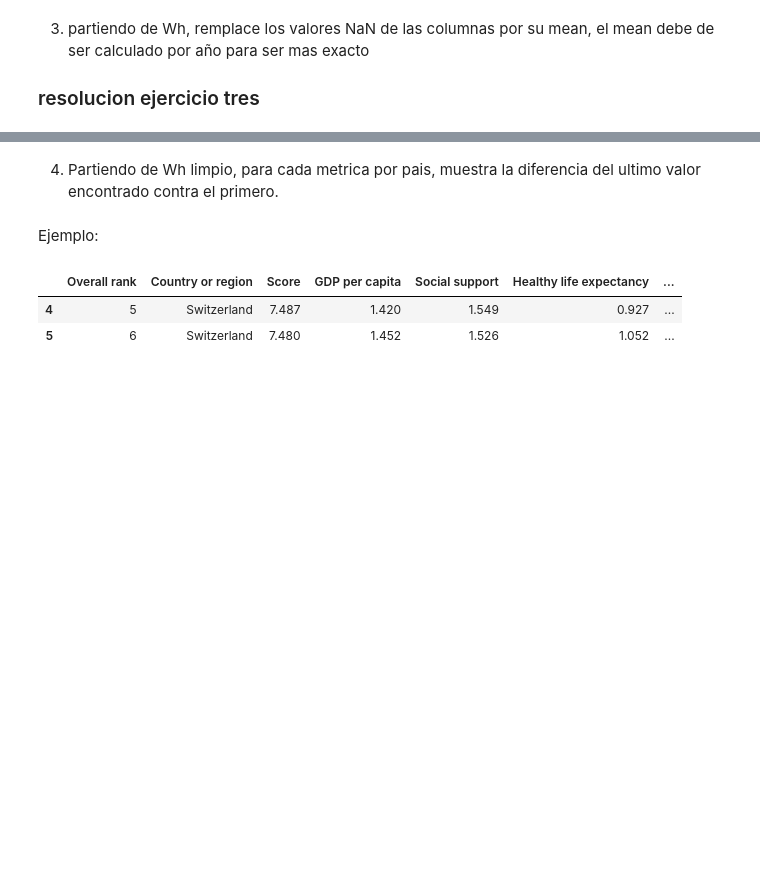
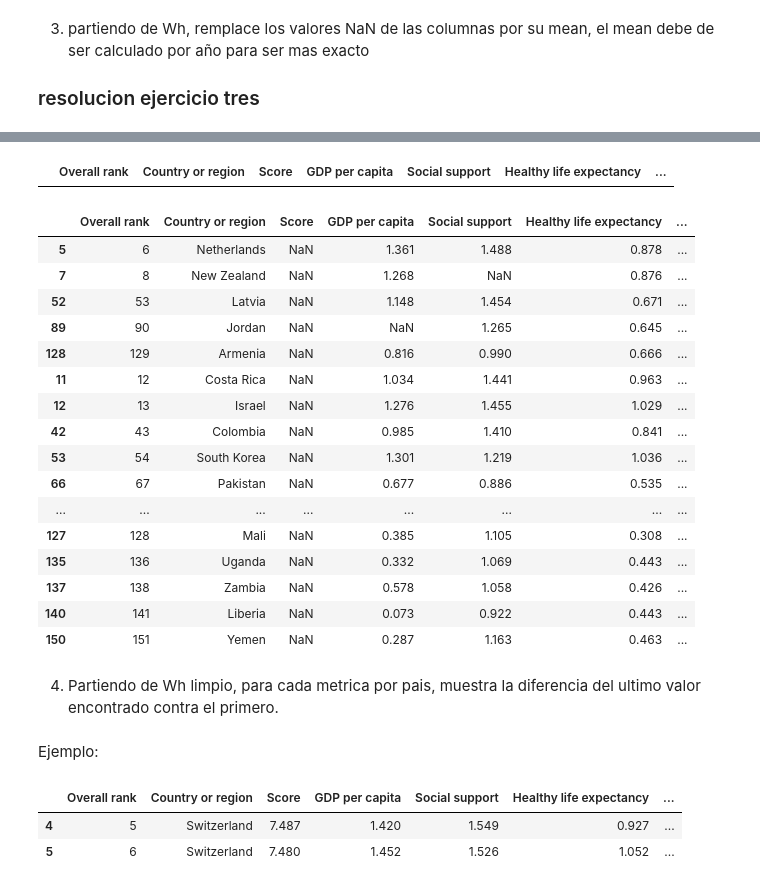
Before and after one commit to uayeb25/WorldHappiness, a Jupyter notebook: EDA.ipynb, the cells around one changed output, grey strips where cells are left out. Drawn from its saved outputs; the diff is of its cells as text; code cells hidden in the pictures; blank space fills up the shorter version.

```diff
--- a/EDA.ipynb
+++ b/EDA.ipynb
@@ -53,3 +153,27 @@ nota: aunque solo tenemos tres años, que pasaria si en nuestro dataframe tenemo
+# %%
+wh_limpio.loc[ np.isnan( wh_limpio['Score'] ) , : ]
+# %% [output]
+|  | Overall rank | Country or region | Score | GDP per capita | Social support | Healthy life expectancy | ... |
+# %%
+wh.loc[ np.isnan( wh['Score'] ) , : ]
+# %% [output]
+|  | Overall rank | Country or region | Score | GDP per capita | Social support | Healthy life expectancy | ... |
+| 5 | 6 | Netherlands | NaN | 1.361 | 1.488 | 0.878 | ... |
+| 7 | 8 | New Zealand | NaN | 1.268 | NaN | 0.876 | ... |
+| 52 | 53 | Latvia | NaN | 1.148 | 1.454 | 0.671 | ... |
+| 89 | 90 | Jordan | NaN | NaN | 1.265 | 0.645 | ... |
+| 128 | 129 | Armenia | NaN | 0.816 | 0.990 | 0.666 | ... |
+| 11 | 12 | Costa Rica | NaN | 1.034 | 1.441 | 0.963 | ... |
+| 12 | 13 | Israel | NaN | 1.276 | 1.455 | 1.029 | ... |
+| 42 | 43 | Colombia | NaN | 0.985 | 1.410 | 0.841 | ... |
+| 53 | 54 | South Korea | NaN | 1.301 | 1.219 | 1.036 | ... |
+| 66 | 67 | Pakistan | NaN | 0.677 | 0.886 | 0.535 | ... |
+| ... | ... | ... | ... | ... | ... | ... | ... |
+| 127 | 128 | Mali | NaN | 0.385 | 1.105 | 0.308 | ... |
+| 135 | 136 | Uganda | NaN | 0.332 | 1.069 | 0.443 | ... |
+| 137 | 138 | Zambia | NaN | 0.578 | 1.058 | 0.426 | ... |
+| 140 | 141 | Liberia | NaN | 0.073 | 0.922 | 0.443 | ... |
+| 150 | 151 | Yemen | NaN | 0.287 | 1.163 | 0.463 | ... |
 # %% [markdown]
 4. Partiendo de Wh limpio, para cada metrica por pais, muestra la diferencia del ultimo valor encontrado contra el primero.
 # %% [markdown]
```
Also changed, not shown: parts of 14 cells of this notebook.
